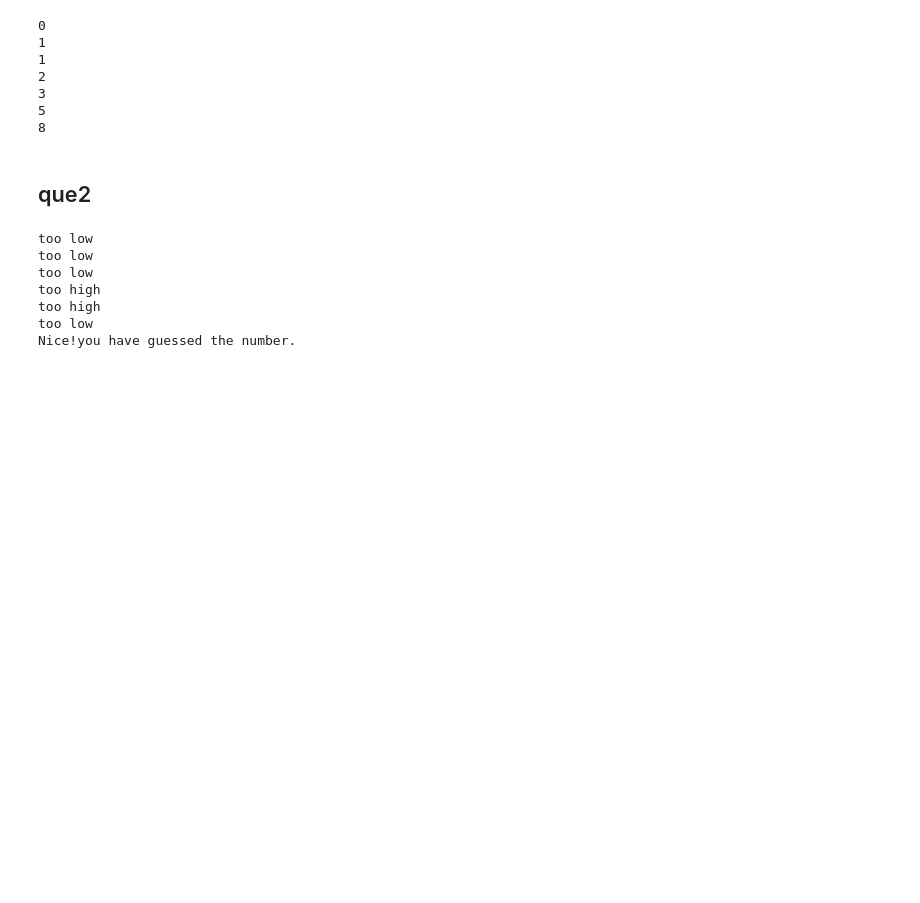
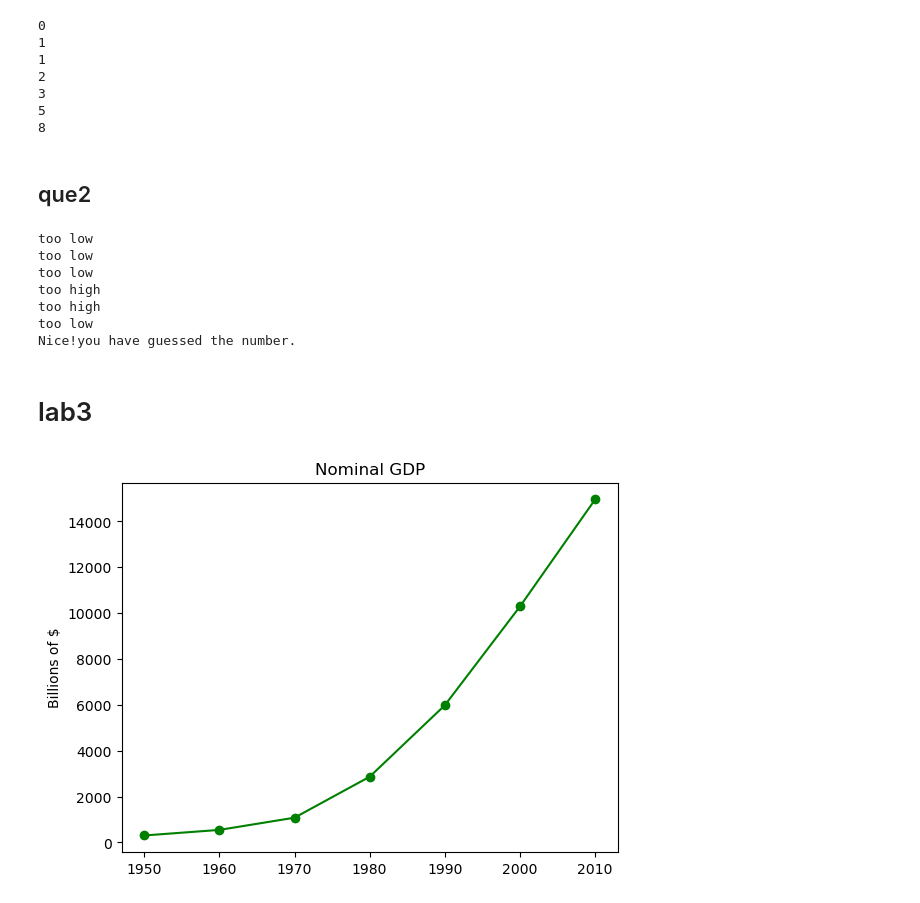
Before and after one commit to Saurrya/DataSciencelab, a Jupyter notebook: test.ipynb, the cells around one changed output. Saved outputs shown, nothing was run; the diff lists cells and outputs as text; code cells hidden in the pictures; blank space fills up the shorter version.

```diff
--- a/test.ipynb
+++ b/test.ipynb
@@ -196,3 +196,23 @@ too high
 too high
 too low
 Nice!you have guessed the number.
+# %% [markdown]
+# lab3
+# %%
+import pandas as pd #pd le pandas lai shortcut way ma represent garcha aba.we can use pd instead of pandas
+import seaborn  as sns
+import matplotlib.pyplot as plt
+years = [1950, 1960, 1970, 1980, 1990, 2000, 2010]
+gdp = [300.2, 543.3, 1075.9, 2862.5, 5979.6, 10289.7, 14958.3]
+
+# create a line chart, years on x-axis, gdp on y-axis
+plt.plot(years, gdp, color='green', marker='o', linestyle='solid')
+
+# add a title
+plt.title("Nominal GDP")
+
+# add a label to the y-axis
+plt.ylabel("Billions of $") #x ra y axis ma intervals automatic halcha
+plt.show()
+# %% [output]
+[figure, added]
```
Also changed, not shown: parts of 31 cells of this notebook, 2 other files.
